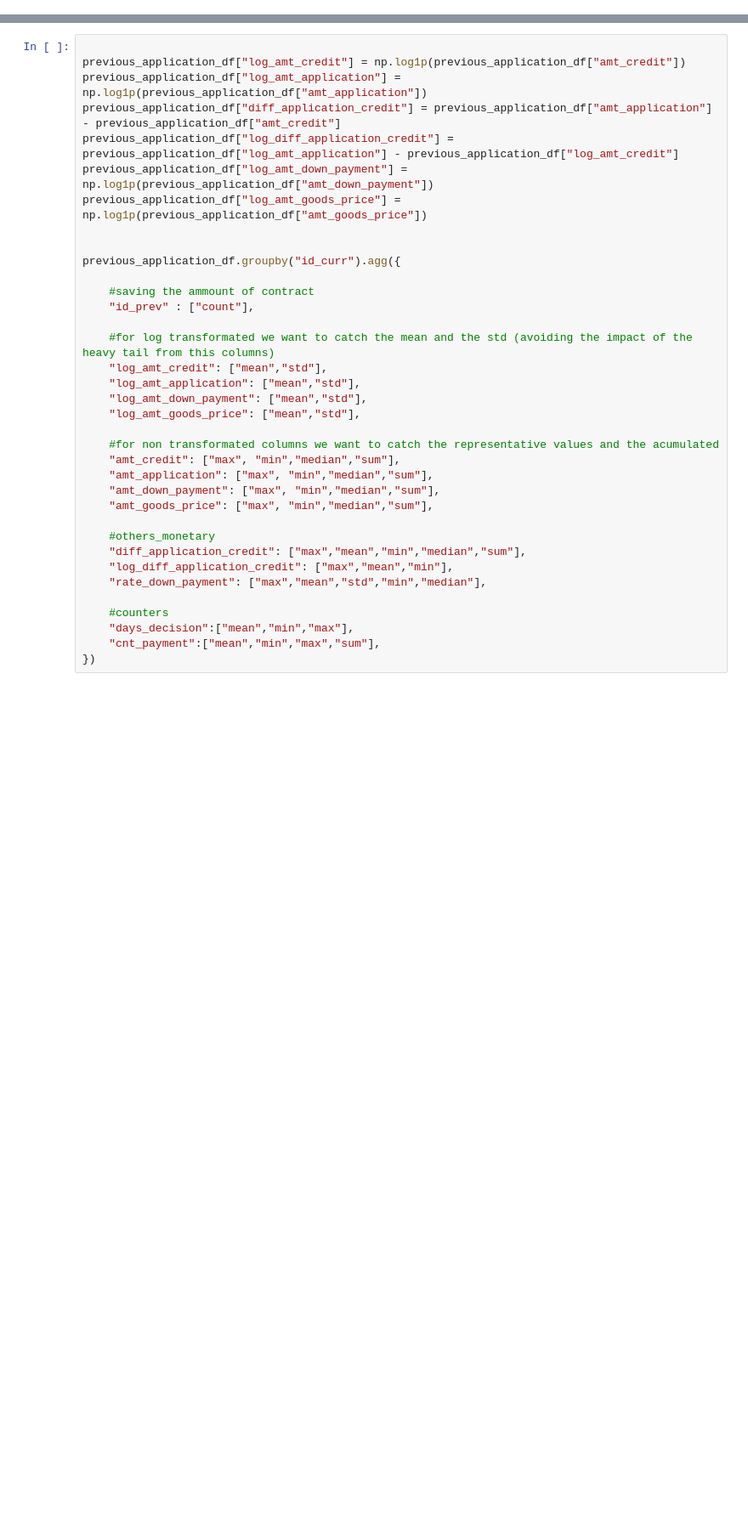
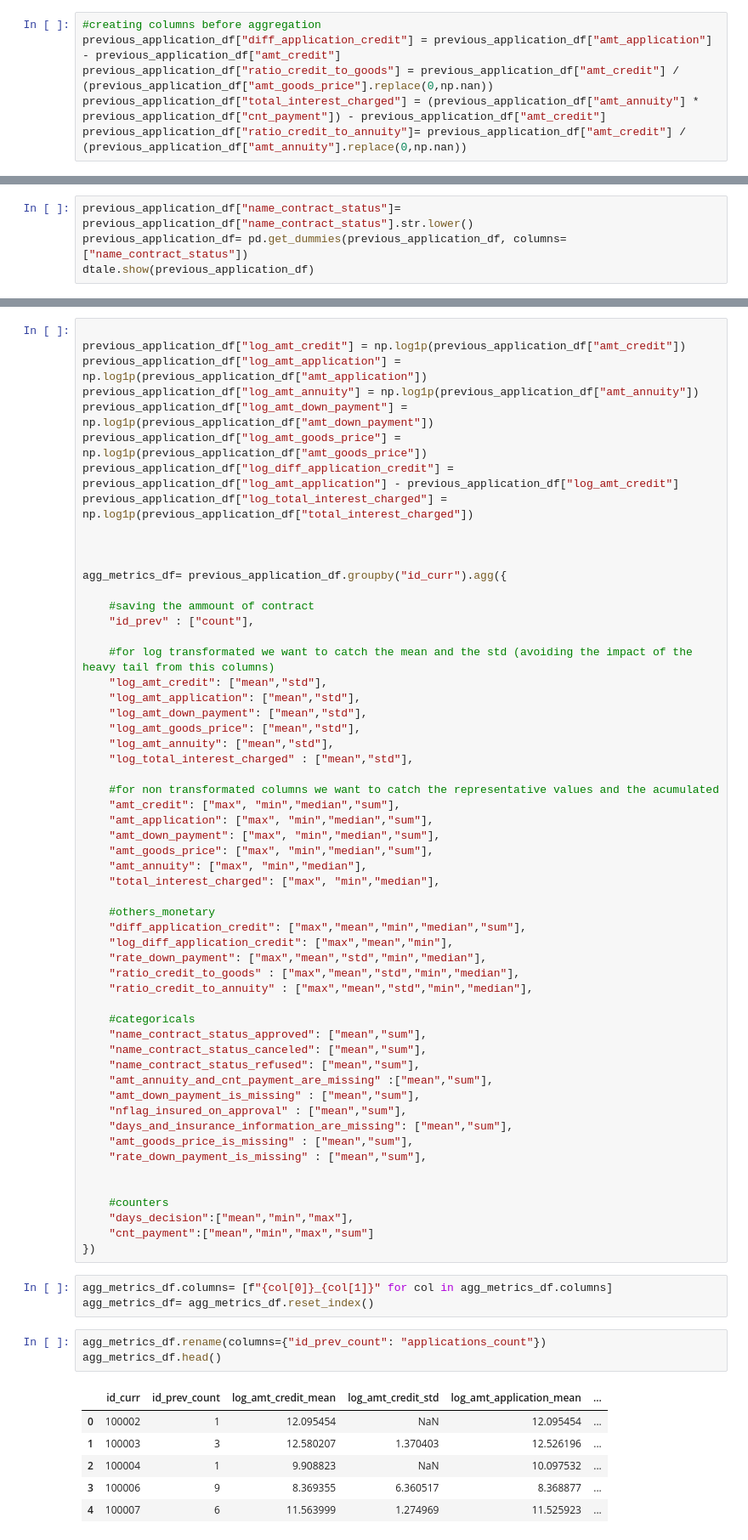
Before and after one commit to KuroEinzbern/Home-Credit-Default-Risk-Kaggle, a Jupyter notebook: notebooks/baseline/app_train_prev_app.ipynb, the cells around one changed output, grey strips where cells are left out. Shown at 85% size. Saved outputs shown, nothing was run; the diff lists cells and outputs as text; blank space fills up the shorter version.

Commit message:
notebook merge previous application done

```diff
--- a/notebooks/baseline/app_train_prev_app.ipynb
+++ b/notebooks/baseline/app_train_prev_app.ipynb
@@ -40 +40,7 @@ previous_application_df.head(5)
+# %%
+#creating columns before aggregation
+previous_application_df["diff_application_credit"] = previous_application_df["amt_application"] - previous_application_df["amt_credit"]
+previous_application_df["ratio_credit_to_goods"] = previous_application_df["amt_credit"] / (previous_application_df["amt_goods_price"].replace(0,np.nan))
+previous_application_df["total_interest_charged"] = (previous_application_df["amt_annuity"] * previous_application_df["cnt_payment"]) - previous_application_df["amt_credit"]
+previous_application_df["ratio_credit_to_annuity"]= previous_application_df["amt_credit"] / (previous_application_df["amt_annuity"].replace(0,np.nan))
 # %%
@@ -51,3 +59,7 @@ df_wide.columns =[f"{col}_prev_{rank}" for col, rank in df_wide.columns]
 dtale.show(df_wide)
 # %% [output]
 [interactive output not drawn]
+# %%
+previous_application_df["name_contract_status"]= previous_application_df["name_contract_status"].str.lower()
+previous_application_df= pd.get_dummies(previous_application_df, columns=["name_contract_status"])
+dtale.show(previous_application_df)
@@ -55,13 +84,15 @@ dtale.show(df_wide)
 
 previous_application_df["log_amt_credit"] = np.log1p(previous_application_df["amt_credit"])
 previous_application_df["log_amt_application"] = np.log1p(previous_application_df["amt_application"])
-previous_application_df["diff_application_credit"] = previous_application_df["amt_application"] - previous_application_df["amt_credit"]
-previous_application_df["log_diff_application_credit"] = previous_application_df["log_amt_application"] - previous_application_df["log_amt_credit"]
+previous_application_df["log_amt_annuity"] = np.log1p(previous_application_df["amt_annuity"])
 previous_application_df["log_amt_down_payment"] = np.log1p(previous_application_df["amt_down_payment"])
 previous_application_df["log_amt_goods_price"] = np.log1p(previous_application_df["amt_goods_price"])
+previous_application_df["log_diff_application_credit"] = previous_application_df["log_amt_application"] - previous_application_df["log_amt_credit"]
+previous_application_df["log_total_interest_charged"] = np.log1p(previous_application_df["total_interest_charged"])
 
 
-previous_application_df.groupby("id_curr").agg({
+
+agg_metrics_df= previous_application_df.groupby("id_curr").agg({
 
     #saving the ammount of contract
     "id_prev" : ["count"],
@@ -71,19 +102,50 @@ previous_application_df.groupby("id_curr").agg({
     "log_amt_application": ["mean","std"],
     "log_amt_down_payment": ["mean","std"],
     "log_amt_goods_price": ["mean","std"],
+    "log_amt_annuity": ["mean","std"],
+    "log_total_interest_charged" : ["mean","std"],
 
     #for non transformated columns we want to catch the representative values and the acumulated
     "amt_credit": ["max", "min","median","sum"],
     "amt_application": ["max", "min","median","sum"],
     "amt_down_payment": ["max", "min","median","sum"],
     "amt_goods_price": ["max", "min","median","sum"],
+    "amt_annuity": ["max", "min","median"],
+    "total_interest_charged": ["max", "min","median"],
 
     #others_monetary
     "diff_application_credit": ["max","mean","min","median","sum"],
     "log_diff_application_credit": ["max","mean","min"],
     "rate_down_payment": ["max","mean","std","min","median"],
+    "ratio_credit_to_goods" : ["max","mean","std","min","median"],
+    "ratio_credit_to_annuity" : ["max","mean","std","min","median"],
+
+    #categoricals
+    "name_contract_status_approved": ["mean","sum"],
+    "name_contract_status_canceled": ["mean","sum"],
+    "name_contract_status_refused": ["mean","sum"],
+    "amt_annuity_and_cnt_payment_are_missing" :["mean","sum"],
+    "amt_down_payment_is_missing" : ["mean","sum"],
+    "nflag_insured_on_approval" : ["mean","sum"],
+    "days_and_insurance_information_are_missing": ["mean","sum"],
+    "amt_goods_price_is_missing" : ["mean","sum"],
+    "rate_down_payment_is_missing" : ["mean","sum"],
+
 
     #counters
     "days_decision":["mean","min","max"],
-    "cnt_payment":["mean","min","max","sum"],
+    "cnt_payment":["mean","min","max","sum"]
 })
+# %%
+agg_metrics_df.columns= [f"{col[0]}_{col[1]}" for col in agg_metrics_df.columns]
+agg_metrics_df= agg_metrics_df.reset_index()
+# %%
+agg_metrics_df.rename(columns={"id_prev_count": "applications_count"})
+agg_metrics_df.head()
+# %% [output]
+|  | id_curr | id_prev_count | log_amt_credit_mean | log_amt_credit_std | log_amt_application_mean | ... |
+| 0 | 100002 | 1 | 12.095454 | NaN | 12.095454 | ... |
+| 1 | 100003 | 3 | 12.580207 | 1.370403 | 12.526196 | ... |
+| 2 | 100004 | 1 | 9.908823 | NaN | 10.097532 | ... |
+| 3 | 100006 | 9 | 8.369355 | 6.360517 | 8.368877 | ... |
+| 4 | 100007 | 6 | 11.563999 | 1.274969 | 11.525923 | ... |
```
Also changed, not shown: parts of 7 cells of this notebook, 2 other files.
